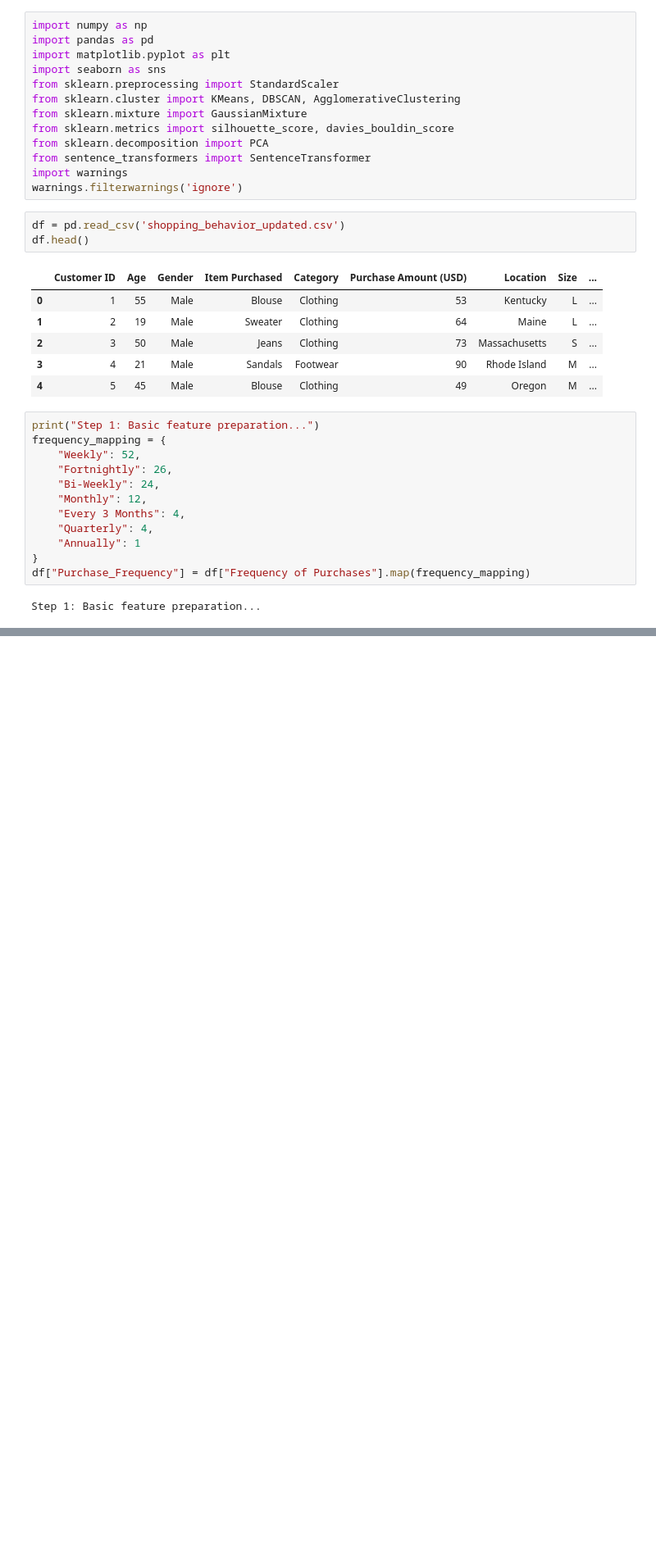
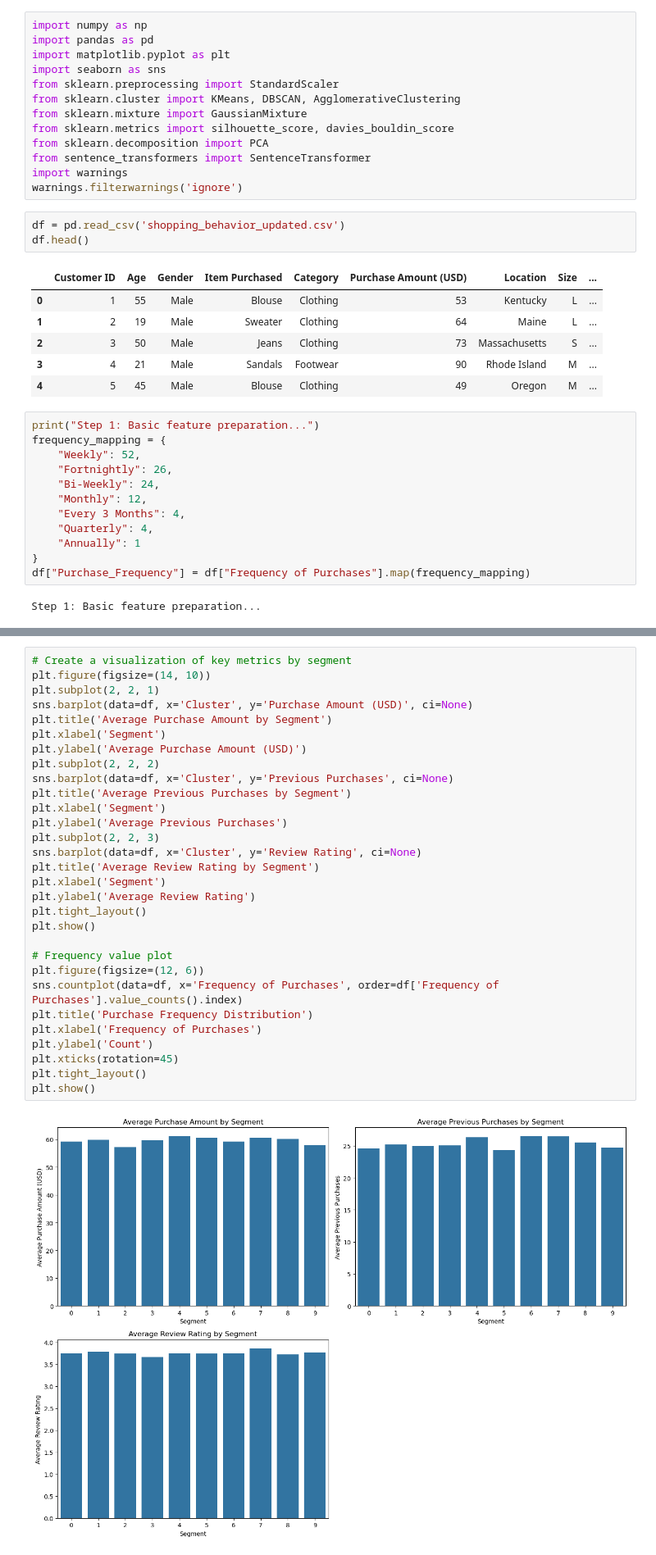
Before and after one commit to CassandraMaldonado/ML_customer_clustering, a Jupyter notebook: LLM_KMeans.ipynb, the cells around one changed output, grey strips where cells are left out. Shown: that part at 82% size. Drawn from its saved outputs; the diff is of its cells as text; blank space fills up the shorter version.

```diff
--- a/LLM_KMeans.ipynb
+++ b/LLM_KMeans.ipynb
@@ -569,0 +296,32 @@ Step 17: Marketing recommendations...
+# %%
+# Create a visualization of key metrics by segment
+plt.figure(figsize=(14, 10))
+plt.subplot(2, 2, 1)
+sns.barplot(data=df, x='Cluster', y='Purchase Amount (USD)', ci=None)
+plt.title('Average Purchase Amount by Segment')
+plt.xlabel('Segment')
+plt.ylabel('Average Purchase Amount (USD)')
+plt.subplot(2, 2, 2)
+sns.barplot(data=df, x='Cluster', y='Previous Purchases', ci=None)
+plt.title('Average Previous Purchases by Segment')
+plt.xlabel('Segment')
+plt.ylabel('Average Previous Purchases')
+plt.subplot(2, 2, 3)
+sns.barplot(data=df, x='Cluster', y='Review Rating', ci=None)
+plt.title('Average Review Rating by Segment')
+plt.xlabel('Segment')
+plt.ylabel('Average Review Rating')
+plt.tight_layout()
+plt.show()
+
+# Frequency value plot
+plt.figure(figsize=(12, 6))
+sns.countplot(data=df, x='Frequency of Purchases', order=df['Frequency of Purchases'].value_counts().index)
+plt.title('Purchase Frequency Distribution')
+plt.xlabel('Frequency of Purchases')
+plt.ylabel('Count')
+plt.xticks(rotation=45)
+plt.tight_layout()
+plt.show()
+# %% [output]
+[figure, added]
```
Also changed, not shown: parts of 40 cells of this notebook.
